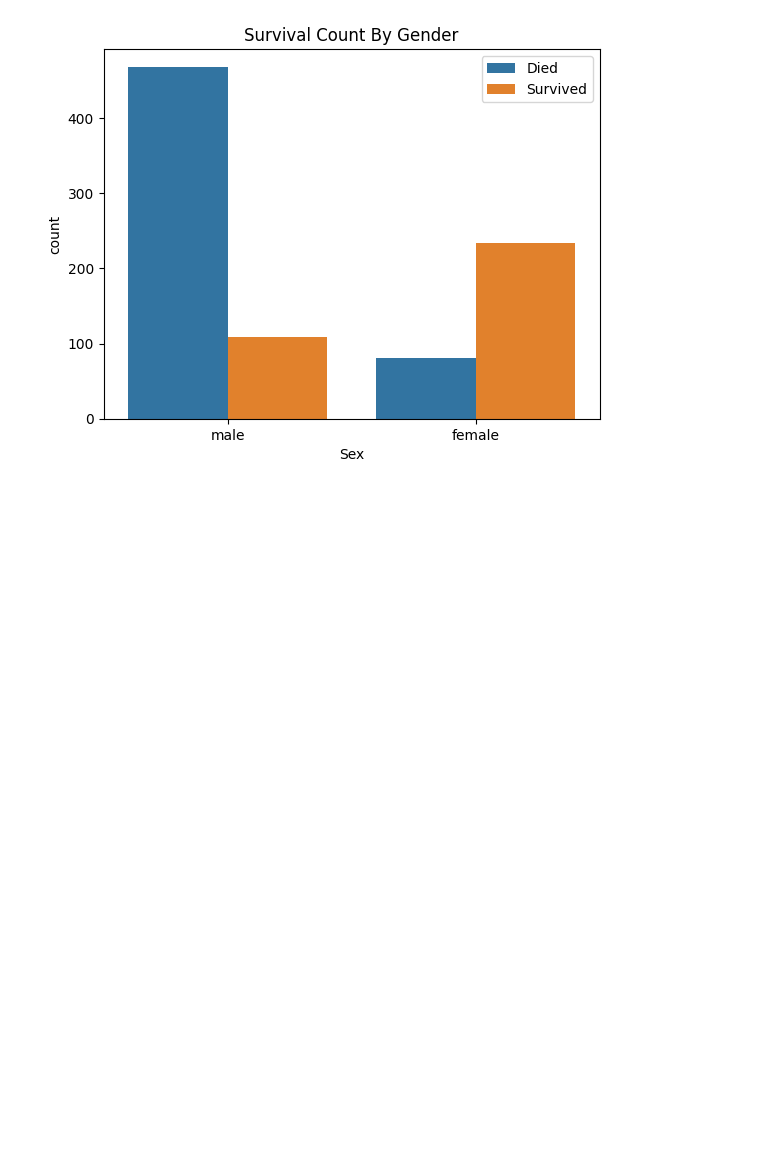
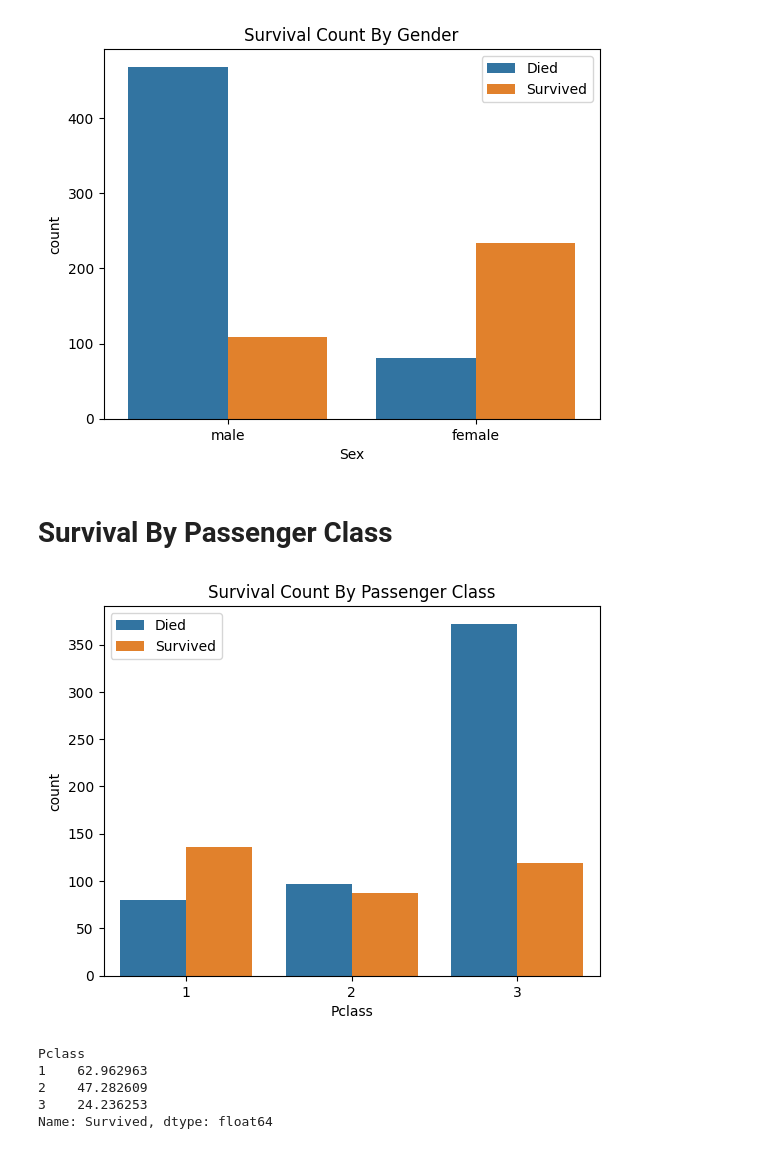
Before and after one commit to gabrielmussafiri/data, a Jupyter notebook: main.ipynb, the cells around one changed output. Saved outputs shown, nothing was run; the diff lists cells and outputs as text; code cells hidden in the pictures; blank space fills up the shorter version.

Commit message:
"EDA: survival analysis by gender, class and age"

```diff
--- a/main.ipynb
+++ b/main.ipynb
@@ -81,3 +87,21 @@ female    74.203822
 male      18.890815
 Name: Survived, dtype: float64
 [figure]
+# %% [markdown]
+# Survival By Passenger Class
+# %%
+# Survival By Passenger Class
+
+sns.countplot(x='Pclass', hue='Survived',data=df)
+plt.title('Survival Count By Passenger Class')
+plt.legend(['Died','Survived'])
+plt.show()
+
+print(df.groupby('Pclass')['Survived'].mean() * 100)
+# %% [output]
+[figure, added]
+Pclass
+1    62.962963
+2    47.282609
+3    24.236253
+Name: Survived, dtype: float64
```
Also changed, not shown: parts of 5 cells of this notebook.
